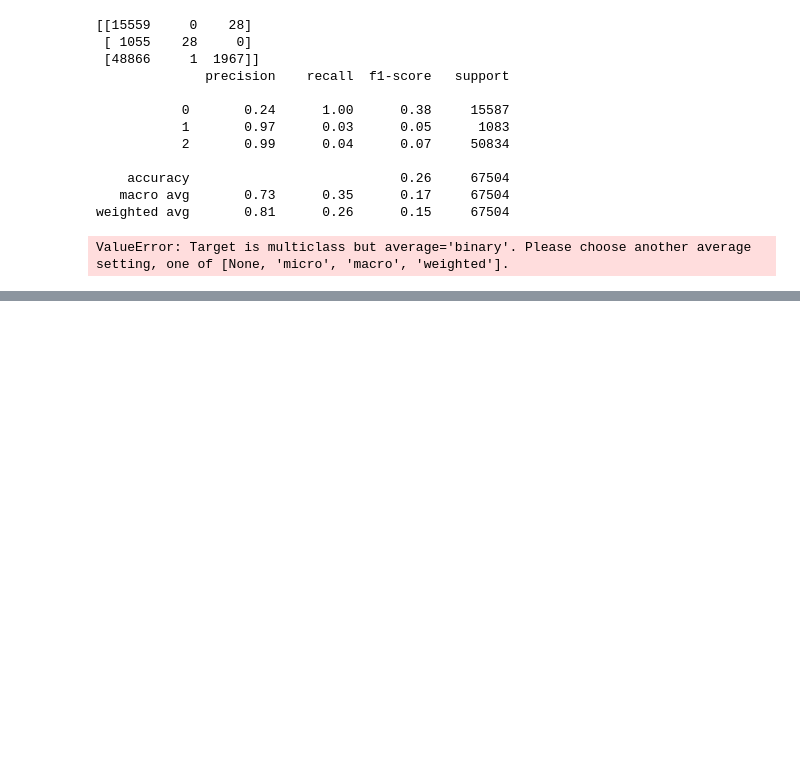
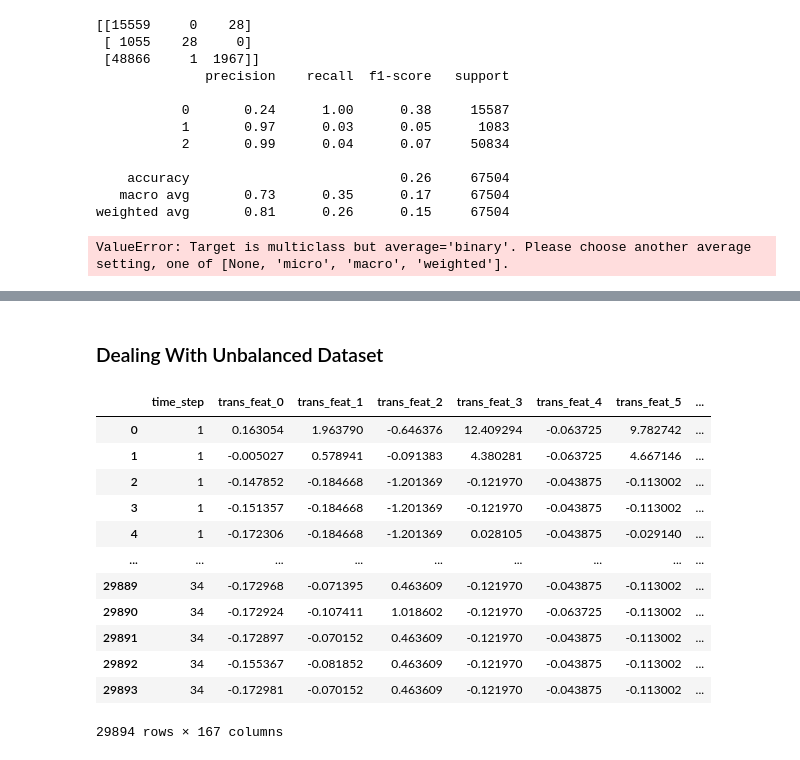
Before and after one commit to kevinsantana/PPCA-UnB-Dissertation, a Jupyter notebook: models/notebooks/efc_v2.ipynb, the cells around one changed output, grey strips where cells are left out. Drawn from its saved outputs; the diff is of its cells as text; code cells hidden in the pictures; blank space fills up the shorter version.

```diff
--- a/models/notebooks/efc_v2.ipynb
+++ b/models/notebooks/efc_v2.ipynb
@@ -306,3 +451,19 @@ print(confusion_matrix(y_test_1, y_pred_1))
 print(classification_report(y_test_1, y_pred_1))
 # %%
 y_pred_1
+# %% [markdown]
+### Dealing With Unbalanced Dataset
+# %%
+# Import Elliptic data set and set variables
+last_time_step = 49
+last_train_time_step = 34
+only_labeled = True
+# %%
+# '1': 1, -> class1 (illicit)
+# '2': 0, -> class2 (licit)
+# 'unknown': 2 -> dropped
+X_train, X_test, y_train, y_test = run_elliptic_preprocessing_pipeline(last_train_time_step=last_train_time_step,
+                                                                             last_time_step=last_time_step,
+                                                                             only_labeled=only_labeled)
+# %%
+df_train = pd.concat([X_train, y_train], axis=1)
@@ -308,0 +472,16 @@ y_pred_1
+# %%
+df_train
+# %% [output]
+|  | time_step | trans_feat_0 | trans_feat_1 | trans_feat_2 | trans_feat_3 | trans_feat_4 | trans_feat_5 | ... |
+| 0 | 1 | 0.163054 | 1.963790 | -0.646376 | 12.409294 | -0.063725 | 9.782742 | ... |
+| 1 | 1 | -0.005027 | 0.578941 | -0.091383 | 4.380281 | -0.063725 | 4.667146 | ... |
+| 2 | 1 | -0.147852 | -0.184668 | -1.201369 | -0.121970 | -0.043875 | -0.113002 | ... |
+| 3 | 1 | -0.151357 | -0.184668 | -1.201369 | -0.121970 | -0.043875 | -0.113002 | ... |
+| 4 | 1 | -0.172306 | -0.184668 | -1.201369 | 0.028105 | -0.043875 | -0.029140 | ... |
+| ... | ... | ... | ... | ... | ... | ... | ... | ... |
+| 29889 | 34 | -0.172968 | -0.071395 | 0.463609 | -0.121970 | -0.043875 | -0.113002 | ... |
+| 29890 | 34 | -0.172924 | -0.107411 | 1.018602 | -0.121970 | -0.063725 | -0.113002 | ... |
+| 29891 | 34 | -0.172897 | -0.070152 | 0.463609 | -0.121970 | -0.043875 | -0.113002 | ... |
+| 29892 | 34 | -0.155367 | -0.081852 | 0.463609 | -0.121970 | -0.043875 | -0.113002 | ... |
+| 29893 | 34 | -0.172981 | -0.070152 | 0.463609 | -0.121970 | -0.043875 | -0.113002 | ... |
+29894 rows × 167 columns
```
Also changed, not shown: parts of 53 cells of this notebook.
